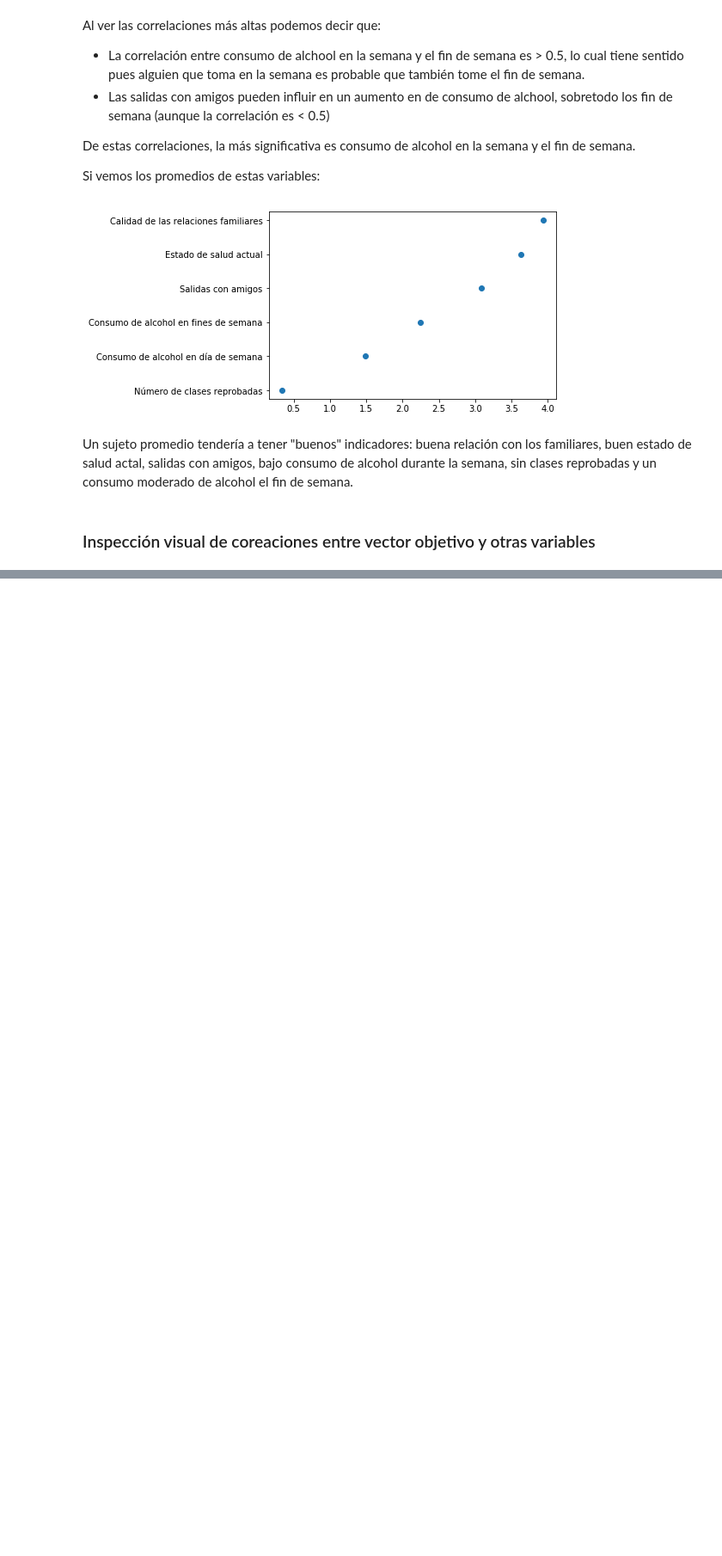
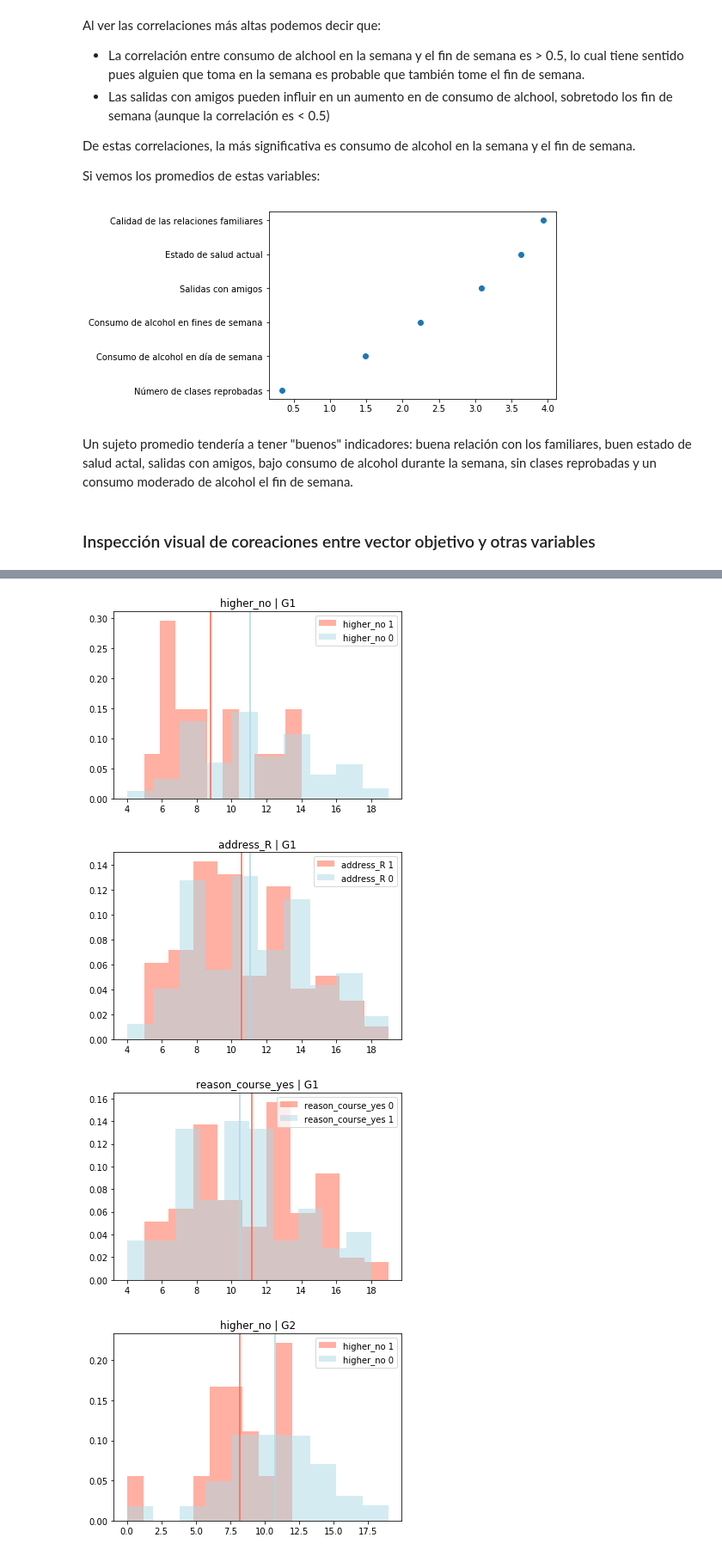
Before and after one commit to muZk/desafio-latam-ds-python, a Jupyter notebook: 02 - Fundamentos Data Science/prueba/Rendimiento escolar.ipynb, the cells around one changed output, grey strips where cells are left out. Shown at 86% size. Drawn from its saved outputs; the diff is of its cells as text; code cells hidden in the pictures; blank space fills up the shorter version.

```diff
--- a/02 - Fundamentos Data Science/prueba/Rendimiento escolar.ipynb
+++ b/02 - Fundamentos Data Science/prueba/Rendimiento escolar.ipynb
@@ -397,8 +461,8 @@ for colname, serie in data[rest_of_colums].iteritems():
     variable.append(nicos.humanize(colname))
     # calculamos y procesamos la media
     mean.append(serie.mean())
-df = pd.DataFrame({'var':variable, 'mean': mean}).sort_values(by=['mean'])
-plt.plot(df['mean'], df['var'],'o');
+df_mean = pd.DataFrame({'var':variable, 'mean': mean}).sort_values(by=['mean'])
+plt.plot(df_mean['mean'], df_mean['var'],'o');
 # %% [output]
 [figure]
 # %% [markdown]
@@ -426,0 +493,11 @@ df.head(5)
+# %%
+for grades in ['G1', 'G2', 'G3']:
+    for binary in df.loc[:, 'schoolsup_yes': 'guardian_other_yes']:
+        different_mean = nicos.run_hip_test(df, 'G3', binary)
+        if different_mean:
+            nicos.graph_hist(df, grades, binary)
+# %% [output]
+[figure, added]
+[figure, added]
+[figure, added]
+[figure, added]
```
Also changed, not shown: parts of 25 cells of this notebook, 1 other file.
